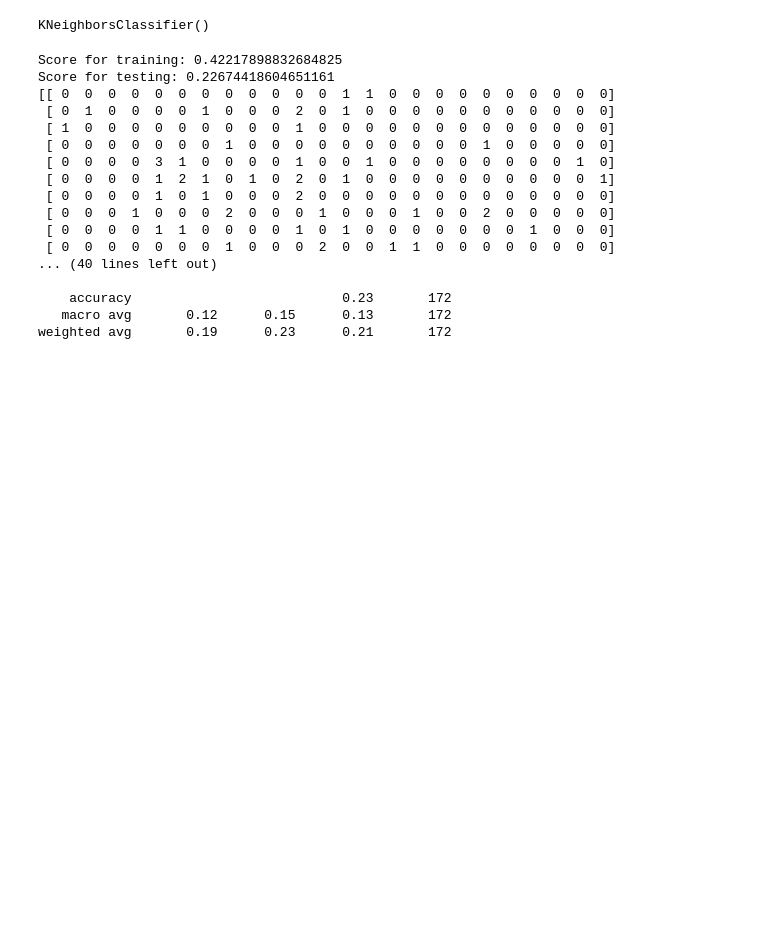
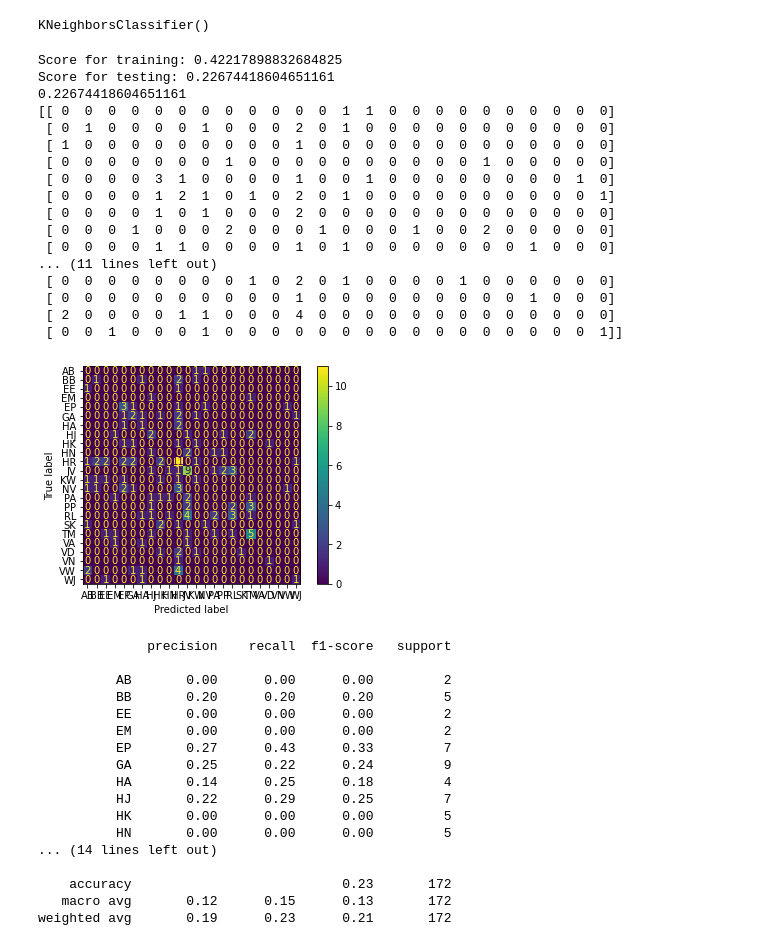
Before and after one commit to yuliyalitvin/Applied-Data-Science---Personal-Portfolio, a Jupyter notebook: Predictive Models/KNN/KNN_withValidationSet.ipynb, the cells around one changed output. Cells and saved outputs as stored; diff of their text form; code cells hidden in the pictures; blank space fills up the shorter version.

Commit message:
evaluating a model

```diff
--- a/Predictive Models/KNN/KNN_withValidationSet.ipynb
+++ b/Predictive Models/KNN/KNN_withValidationSet.ipynb
@@ -161,34 +156,62 @@ y_predict = knn_model.predict(X_test)
 # %%
 # Evaluating the Algorithm
 
 # Getting the scores for the X_test and y_test subsets:
 knn_model.score(X_test, y_test)
 
 # Printing the scores:
 print('Score for training: {}'.format(knn_model.score(X_train, y_train)))
 print('Score for testing: {}'.format(knn_model.score(X_test, y_test)))
 
+# Calculating the accuracy score:
+accuracyScore = accuracy_score(y_test, y_predict)
+
+# Printing accuracy score:
+print(accuracyScore)
+
 # Printing the confusion matrix:
 confusionMatrix = confusion_matrix(y_test, y_predict)
 print(confusionMatrix)
 
+# Plotting the confusion matrix:
+plot_confusion_matrix(knn_model, X_test, y_test)
+plt.show()
+
 # printing the classification report
 print(classification_report(y_test, y_predict))
 # %% [output]
 Score for training: 0.42217898832684825
 Score for testing: 0.22674418604651161
+0.22674418604651161
 [[ 0  0  0  0  0  0  0  0  0  0  0  0  1  1  0  0  0  0  0  0  0  0  0  0]
  [ 0  1  0  0  0  0  1  0  0  0  2  0  1  0  0  0  0  0  0  0  0  0  0  0]
  [ 1  0  0  0  0  0  0  0  0  0  1  0  0  0  0  0  0  0  0  0  0  0  0  0]
  [ 0  0  0  0  0  0  0  1  0  0  0  0  0  0  0  0  0  0  1  0  0  0  0  0]
  [ 0  0  0  0  3  1  0  0  0  0  1  0  0  1  0  0  0  0  0  0  0  0  1  0]
  [ 0  0  0  0  1  2  1  0  1  0  2  0  1  0  0  0  0  0  0  0  0  0  0  1]
  [ 0  0  0  0  1  0  1  0  0  0  2  0  0  0  0  0  0  0  0  0  0  0  0  0]
  [ 0  0  0  1  0  0  0  2  0  0  0  1  0  0  0  1  0  0  2  0  0  0  0  0]
  [ 0  0  0  0  1  1  0  0  0  0  1  0  1  0  0  0  0  0  0  0  1  0  0  0]
- [ 0  0  0  0  0  0  0  1  0  0  0  2  0  0  1  1  0  0  0  0  0  0  0  0]
-... (40 lines left out)
-
-    accuracy                           0.23       172
-   macro avg       0.12      0.15      0.13       172
-weighted avg       0.19      0.23      0.21       172
+... (11 lines left out)
+ [ 0  0  0  0  0  0  0  0  1  0  2  0  1  0  0  0  0  1  0  0  0  0  0  0]
+ [ 0  0  0  0  0  0  0  0  0  0  1  0  0  0  0  0  0  0  0  0  1  0  0  0]
+ [ 2  0  0  0  0  1  1  0  0  0  4  0  0  0  0  0  0  0  0  0  0  0  0  0]
+ [ 0  0  1  0  0  0  1  0  0  0  0  0  0  0  0  0  0  0  0  0  0  0  0  1]]
+[figure, added]
+              precision    recall  f1-score   support
+
+          AB       0.00      0.00      0.00         2
+          BB       0.20      0.20      0.20         5
+          EE       0.00      0.00      0.00         2
+          EM       0.00      0.00      0.00         2
+          EP       0.27      0.43      0.33         7
+          GA       0.25      0.22      0.24         9
+          HA       0.14      0.25      0.18         4
+          HJ       0.22      0.29      0.25         7
+          HK       0.00      0.00      0.00         5
+          HN       0.00      0.00      0.00         5
+... (14 lines left out)
+
+    accuracy                           0.23       172
+   macro avg       0.12      0.15      0.13       172
+weighted avg       0.19      0.23      0.21       172
```
Also changed, not shown: parts of 2 cells of this notebook, 5 other files.
